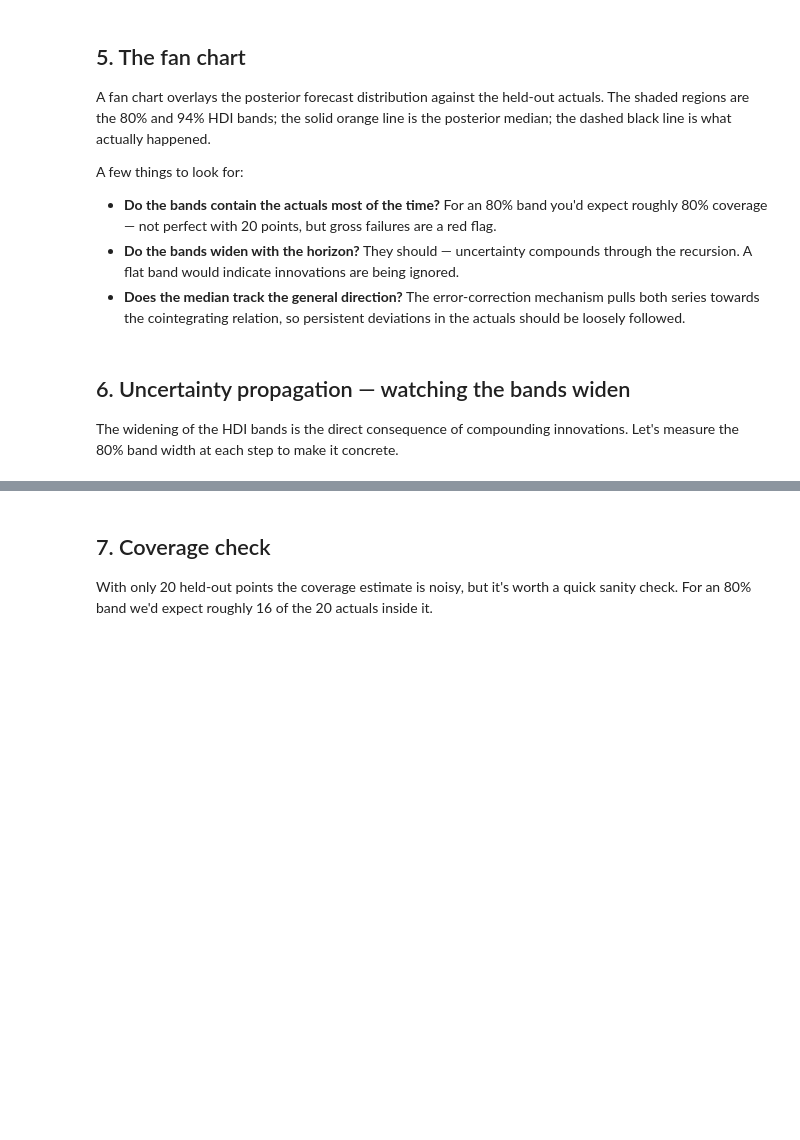
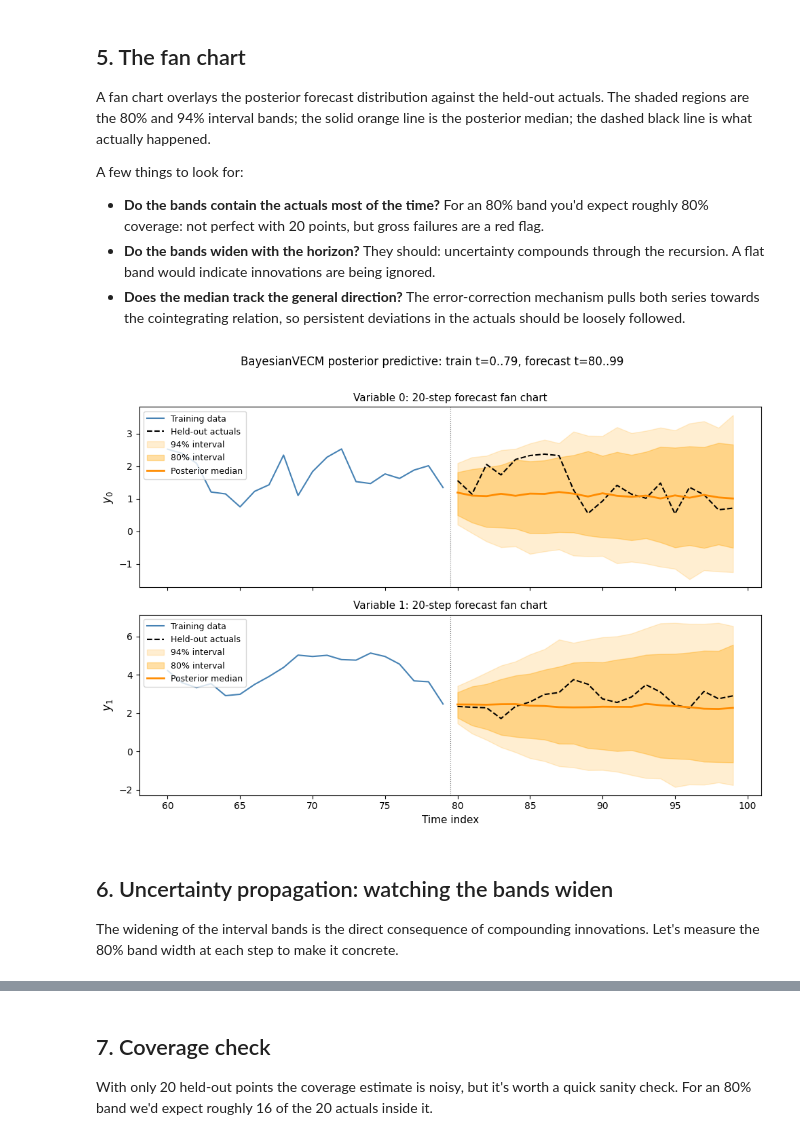
Before and after one commit to raz1470/bayesian_vecm, a Jupyter notebook: notebooks/build/05_posterior_predictive_walkthrough.ipynb, the cells around one changed output, grey strips where cells are left out. Cells and saved outputs as stored; diff of their text form; code cells hidden in the pictures; blank space fills up the shorter version.

```diff
--- a/notebooks/build/05_posterior_predictive_walkthrough.ipynb
+++ b/notebooks/build/05_posterior_predictive_walkthrough.ipynb
@@ -166,12 +223,12 @@ for h in range(FORECAST_STEPS):
 # %% [markdown]
 ## 5. The fan chart
 
-A fan chart overlays the posterior forecast distribution against the held-out actuals. The shaded regions are the 80% and 94% HDI bands; the solid orange line is the posterior median; the dashed black line is what actually happened.
+A fan chart overlays the posterior forecast distribution against the held-out actuals. The shaded regions are the 80% and 94% interval bands; the solid orange line is the posterior median; the dashed black line is what actually happened.
 
 A few things to look for:
 
-- **Do the bands contain the actuals most of the time?** For an 80% band you'd expect roughly 80% coverage — not perfect with 20 points, but gross failures are a red flag.
-- **Do the bands widen with the horizon?** They should — uncertainty compounds through the recursion. A flat band would indicate innovations are being ignored.
+- **Do the bands contain the actuals most of the time?** For an 80% band you'd expect roughly 80% coverage: not perfect with 20 points, but gross failures are a red flag.
+- **Do the bands widen with the horizon?** They should: uncertainty compounds through the recursion. A flat band would indicate innovations are being ignored.
 - **Does the median track the general direction?** The error-correction mechanism pulls both series towards the cointegrating relation, so persistent deviations in the actuals should be loosely followed.
 # %%
 CONTEXT_ROWS = 20  # training points to show for visual context
@@ -202,41 +259,43 @@ for k, ax in enumerate(axes):
         y_q97[:, k],
         color="orange",
         alpha=0.18,
-        label="94% HDI",
+        label="94% interval",
     )
     ax.fill_between(
         x_forecast,
         y_q10[:, k],
         y_q90[:, k],
         color="orange",
         alpha=0.35,
-        label="80% HDI",
+        label="80% interval",
     )
     ax.plot(
         x_forecast,
         y_median[:, k],
         color="darkorange",
         linewidth=2.0,
         label="Posterior median",
     )
     ax.axvline(T_TRAIN - 0.5, color="grey", linewidth=0.8, linestyle=":")
     ax.set_ylabel(var_labels[k], fontsize=12)
     ax.legend(loc="upper left", fontsize=9)
-    ax.set_title(f"Variable {k} — {FORECAST_STEPS}-step forecast fan chart", fontsize=11)
+    ax.set_title(f"Variable {k}: {FORECAST_STEPS}-step forecast fan chart", fontsize=11)
 
 axes[-1].set_xlabel("Time index", fontsize=11)
 fig.suptitle(
     "BayesianVECM posterior predictive"
-    f" — train t=0..{T_TRAIN - 1}, forecast t={T_TRAIN}..{T_TOTAL - 1}",
+    f": train t=0..{T_TRAIN - 1}, forecast t={T_TRAIN}..{T_TOTAL - 1}",
     fontsize=12,
     y=1.01,
 )
 plt.tight_layout()
 plt.show()
+# %% [output]
+[figure, added]
 # %% [markdown]
-## 6. Uncertainty propagation — watching the bands widen
+## 6. Uncertainty propagation: watching the bands widen
 
-The widening of the HDI bands is the direct consequence of compounding innovations. Let's measure the 80% band width at each step to make it concrete.
+The widening of the interval bands is the direct consequence of compounding innovations. Let's measure the 80% band width at each step to make it concrete.
 # %%
 band_width = y_q90 - y_q10  # (steps, K)
 
```
Also changed, not shown: parts of 15 cells of this notebook, 16 other files.
